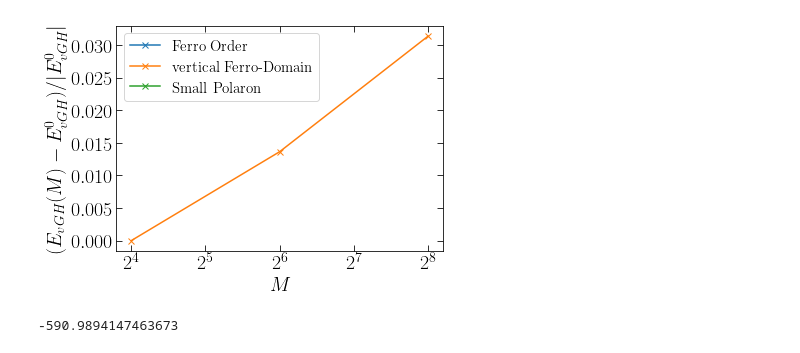
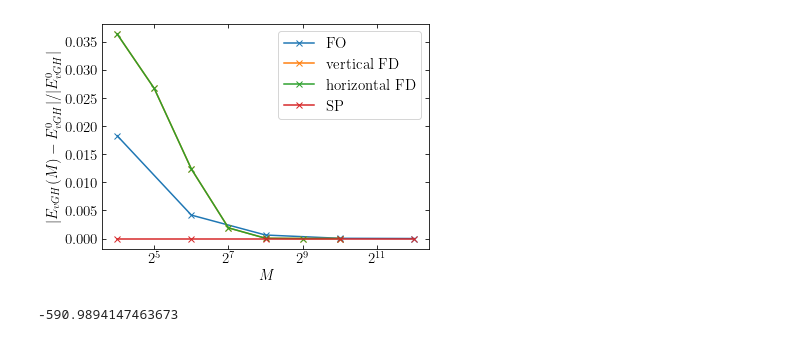
Before and after one commit to Progklui/rotor_lattice_models, a Jupyter notebook: numerics_verification.ipynb, the cells around one changed output. Saved outputs shown, nothing was run; the diff lists cells and outputs as text; code cells hidden in the pictures.

```diff
--- a/numerics_verification.ipynb
+++ b/numerics_verification.ipynb
@@ -128,10 +128,10 @@ plt.plot(My_list, E_size_fdv_arr.real)
 # %%
-Mx_list = 2**(np.arange(2,9))
-My_list = np.ones(len(Mx_list), dtype=int)
+Mx_list_fdh = 2**(np.arange(2,9))
+My_list_fdh = 4*np.ones(len(Mx_list_fdh), dtype=int)
 
 folder = 'results/numerics_verification/fdh/'
 
-E_size_fdh_arr = get_E_arr(Mx_list, My_list, folder, check_sys)
-plt.plot(E_size_fdh_arr.real)
+E_size_fdh_arr = get_E_arr(Mx_list_fdh, My_list_fdh, folder, check_sys)
+plt.plot(Mx_list_fdh, E_size_fdh_arr.real, marker='x')
 # %% [output]
 [<matplotlib.lines.Line2D at 0x...>]
@@ -139,9 +139,10 @@ plt.plot(E_size_fdh_arr.real)
 # %%
-Mx_list = 2**(np.arange(2,7))
-My_list = 2**(np.arange(2,7))
+Mx_list_sp = 2**(np.arange(2,7))
+My_list_sp = 2**(np.arange(2,7))
 
 folder = 'results/numerics_verification/sp/'
 
-E_size_sp_arr = get_E_arr(Mx_list, My_list, folder, check_sys)
-plt.plot(E_size_sp_arr.real)
+E_size_sp_arr = get_E_arr(Mx_list_sp, My_list_sp, folder, check_sys)
+plt.plot(Mx_list_sp, E_size_sp_arr.real, marker='x')
+print(E_size_sp_arr)
 # %% [output]
@@ -150,40 +153,43 @@ plt.plot(E_size_sp_arr.real)
+# %%
+def E_to_plot(E,E_0):
+    return np.abs(E-E_0)/np.abs(E_0)
 # %%
 E_0_fo = np.min(E_size_fo_arr)
-E_0_fdv = np.min(E_size_fdv_arr)
-E_0_fdh = np.min(E_size_fdh_arr)
+E_0_fdv = np.max(E_size_fdv_arr)
+E_0_fdh = np.max(E_size_fdh_arr)
 E_0_sp = np.min(E_size_sp_arr)
 
 A = 6
 plt.rc('figure', figsize=[46.82 * .5**(.5 * A), 33.11 * .5**(.5 * A)])
 plt.rc('text', usetex=True)
 plt.rc('font', family='serif')
-font_size = 20
+font_size = 15
 
 fig, axs = plt.subplots()
 
-axs.plot(Mx_list**2, ((E_size_fo_arr-E_0_fo)/np.abs(E_0_fo)).real, marker='x', label=r'Ferro Order')
-axs.plot(Mx_list**2, ((E_size_fdv_arr-E_0_fdv)/np.abs(E_0_fdv)).real, marker='x', label=r'vertical Ferro-Domain')
-axs.plot(Mx_list**2, ((E_size_fdh_arr-E_0_fdh)/np.abs(E_0_fdh)).real, marker='x', label=r'horizontal Ferro-Domain')
-axs.plot(Mx_list**2, ((E_size_sp_arr-E_0_sp)/np.abs(E_0_sp)).real, marker='x', label=r'Small Polaron')
+axs.plot(Mx_list_fo**2, E_to_plot(E_size_fo_arr, E_0_fo), marker='x', label=r'FO')
+axs.plot(My_list_fdv*Mx_list_fdv, E_to_plot(E_size_fdv_arr, E_0_fdv), marker='x', label=r'vertical FD')
+axs.plot(Mx_list_fdh*My_list_fdh, E_to_plot(E_size_fdh_arr, E_0_fdh), marker='x', label=r'horizontal FD')
+axs.plot(Mx_list_sp**2, E_to_plot(E_size_sp_arr, E_0_sp), marker='x', label=r'SP')
 
 
 axs.set_xlabel(r'$M$', fontsize=font_size)
-axs.set_ylabel(r'$(E_{vGH}(M) - E_{vGH}^0)/|E_{vGH}^0|$', fontsize=font_size)
+axs.set_ylabel(r'$|E_{vGH}(M) - E_{vGH}^0|/|E_{vGH}^0|$', fontsize=font_size)
 
 plt.xticks(fontsize=font_size)
 plt.yticks(fontsize=font_size)
 
 axs.set_xscale('log', base=2)
 #axs.set_yscale('log')
 
 plt.legend(fontsize=15)
 
-plt.tick_params(axis='x', direction='in', length=6, top=True)
-plt.tick_params(axis='y', direction='in', length=6, right=True)
+plt.tick_params(axis='x', direction='in', length=4, top=True)
+plt.tick_params(axis='y', direction='in', length=4, right=True)
 
 plt.tick_params(which='minor', axis='y', direction='in', right=True)
 # %% [output]
-[figure, old version]
+[figure, new version]
 # %%
 params["tx"] = 95
 params["ty"] = 105
```
Also changed, not shown: parts of 7 cells of this notebook, 2 other files.
